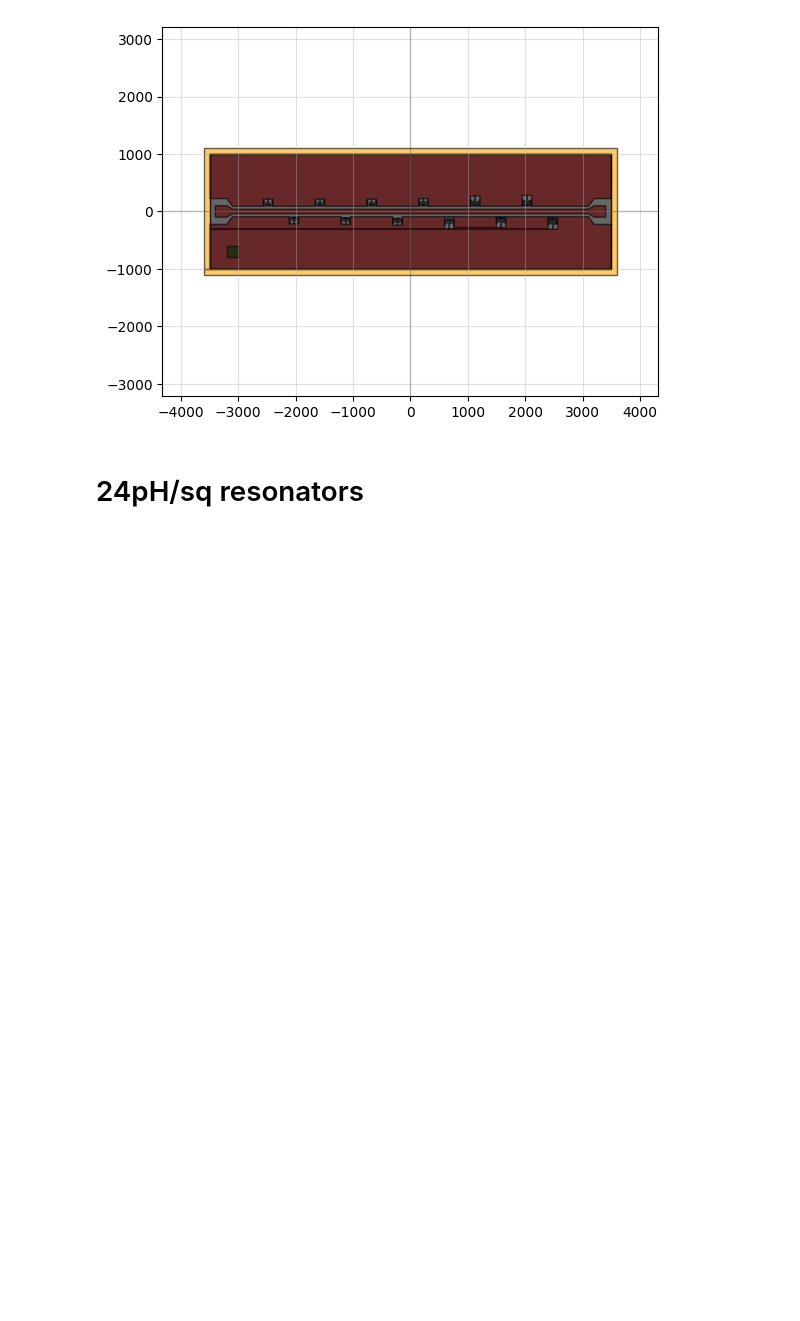
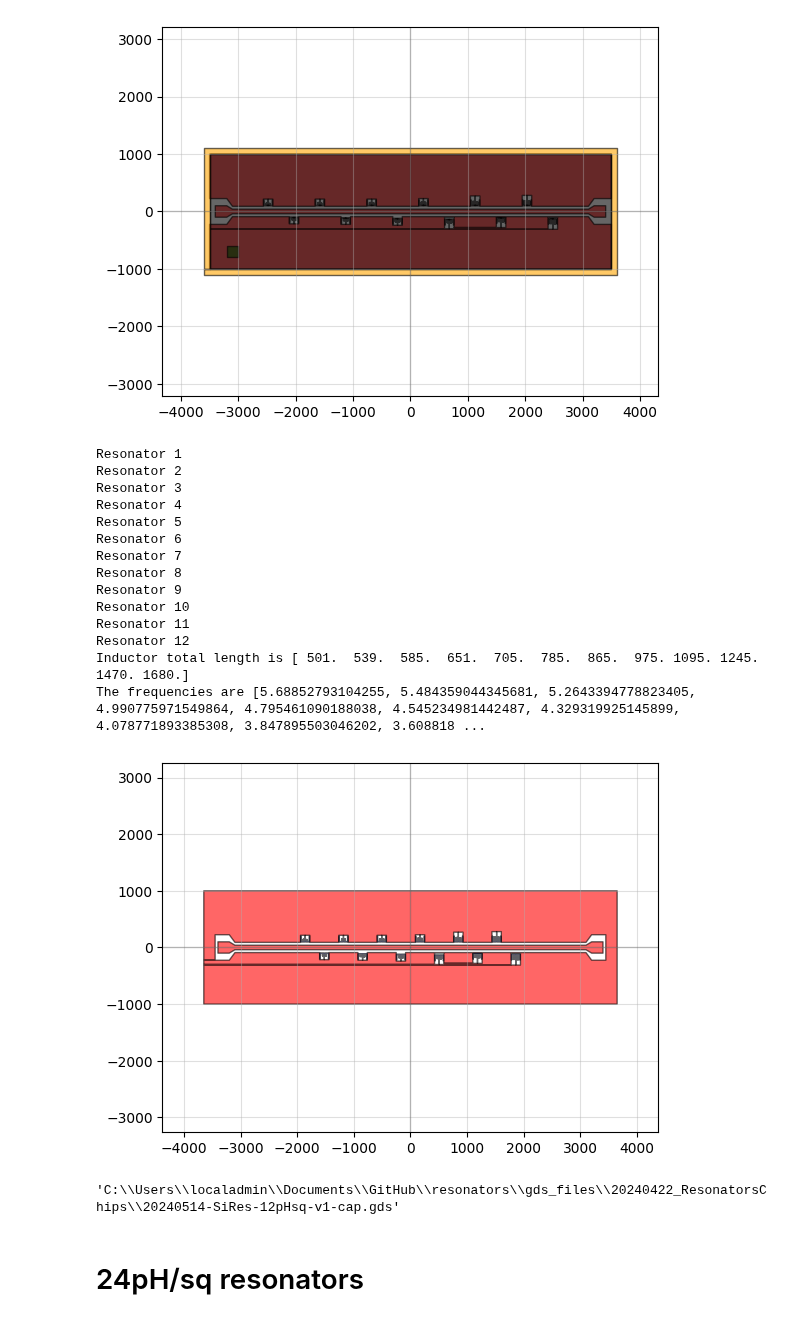
Before and after one commit to cbelo/resonators, a Jupyter notebook: 20240420-chips/design_chips.ipynb, the cells around one changed output. Cells and saved outputs as stored; diff of their text form; code cells hidden in the pictures; blank space fills up the shorter version.

```diff
--- a/20240420-chips/design_chips.ipynb
+++ b/20240420-chips/design_chips.ipynb
@@ -271,6 +271,80 @@ Resonator 2
 Inductor total length is [ 501.  539.  585.  651.  705.  785.  865.  975. 1095. 1245. 1470. 1680.]
 The frequencies are [5.68852793104255, 5.484359044345681, 5.2643394778823405, 4.990775971549864, 4.795461090188038, 4.545234981442487, 4.329319925145899, 4.078771893385308, 3.847895503046202, 3.608818 ...
 [figure]
+# %%
+# We take as reference the first (v3) and last resonator (v2) and put resonators in between
+# Fabrication version: We call it v0
+
+# 12pH/sq
+#Idea: 12 resonators, 6 on each side of the feedline
+#The six up have varying inductor length, the six down have varying SpacingCc
+SeparationTlineResonator12 = [0]*7 + [5,0,10,0,10]
+NumberOfResonators12 = 12
+
+#Resonator parameters
+CapacitorHorizontalLength12 = np.ones(NumberOfResonators12)*150
+CapacitorVerticalLength12 = np.ones(NumberOfResonators12)*100
+CapacitorWidth12 = np.ones(NumberOfResonators12)*5
+
+NumberOfBends12 = np.ones(NumberOfResonators12, dtype=int)*[5, 6, 7, 6, 7, 8, 9, 9, 10, 11, 12, 14]
+InductorVerticalLength12 = np.ones(NumberOfResonators12)*5
+InductorHorizontalLength12 = np.ones(NumberOfResonators12)*[66, 62, 60, 78, 75, 75, 75, 82, 85, 90, 100, 100]
+InductorEndLength12 = np.ones(NumberOfResonators12)*([60] + [55,50,55] + [50]*3 + [90]*5)
+InductorTotalLength12 = InductorVerticalLength12*(NumberOfBends12+4) + InductorEndLength12 +InductorHorizontalLength12*(NumberOfBends12+1)
+InductorWidth12 = np.ones(NumberOfResonators12)*0.6
+TaperWidth12 = np.ones(NumberOfResonators12)*20
+
+SpacingC012 = np.ones(NumberOfResonators12)*5
+SpacingCc12 = np.ones(NumberOfResonators12)*[10,10,10,20,10,30,10,40,10,5,10,20]
+TaperLength12 = np.ones(NumberOfResonators12)*5
+FinalSpacingBondpads12 = 100
+
+freqs = []
+for i in range(NumberOfResonators12):
+    print(f'Resonator {i+1}')
+    freqs.append(resonance_freq_Schuster(InductorWidth12[i]*1e-6, CapacitorWidth12[i]*1e-6, (SeparationTlineResonator12[i] + FeedlineGap12 + SpacingCc12[i])*1e-6 , FeedlineWidth12*1e-6,
+                                            CapacitorVerticalLength12[i]*1e-6, SpacingC012[i]*1e-6,
+                                            InductorWidth12[i]*1e-6, InductorTotalLength12[i]*1e-6, Lk_24,
+                                        epsilon_r_Si, thickness_subs_Si)/1e9)
+
+print('Inductor total length is', InductorTotalLength12)
+print('The frequencies are', freqs)
+FeedlineWidth12 = 80
+FeedlineLength12  = 6200
+FeedlineGap12 = 50
+FeedlineTaperLength12 =  100
+BondpadWidth12 =  200
+BondpadLength12 = 200
+BondpadGap12 = 200*50/80
+ChipSize12 = [FeedlineLength12 + 2*BondpadLength12 + 2*FeedlineTaperLength12 + 2*FinalSpacingBondpads12, 2000]
+
+c, metal, chip12 = ChipResonatorsTline(ChipSize12, NumberOfResonators12, SeparationTlineResonator12,
+                        FeedlineWidth12, FeedlineLength12, FeedlineGap12,
+                        FeedlineTaperLength12, BondpadWidth12, BondpadLength12, BondpadGap12,
+                        CapacitorHorizontalLength12, CapacitorVerticalLength12, CapacitorWidth12,
+                        NumberOfBends12, InductorVerticalLength12, InductorHorizontalLength12, InductorWidth12, InductorEndLength12,
+                        TaperWidth12, TaperLength12, SpacingC012, SpacingCc12,
+                        FinalSpacingBondpads12, cap_sim=True)
+
+qp(chip12)
+chip12.write_gds(r"C:\Users\localadmin\Documents\GitHub\resonators\gds_files\20240422_ResonatorsChips\20240514-SiRes-12pHsq-v1-cap.gds")
+# %% [output]
+Resonator 1
+Resonator 2
+Resonator 3
+Resonator 4
+Resonator 5
+Resonator 6
+Resonator 7
+Resonator 8
+Resonator 9
+Resonator 10
+Resonator 11
+Resonator 12
+Inductor total length is [ 501.  539.  585.  651.  705.  785.  865.  975. 1095. 1245. 1470. 1680.]
+The frequencies are [5.68852793104255, 5.484359044345681, 5.2643394778823405, 4.990775971549864, 4.795461090188038, 4.545234981442487, 4.329319925145899, 4.078771893385308, 3.847895503046202, 3.608818 ...
+[figure, added]
+'C:\\Users\\localadmin\\Documents\\GitHub\\resonators\\gds_files\\20240422_ResonatorsChips\\20240514-SiRes-12pHsq-v1-cap.gds'
 # %% [markdown]
 # 24pH/sq resonators
 # %% [markdown]
```
Also changed, not shown: 2 other files.
